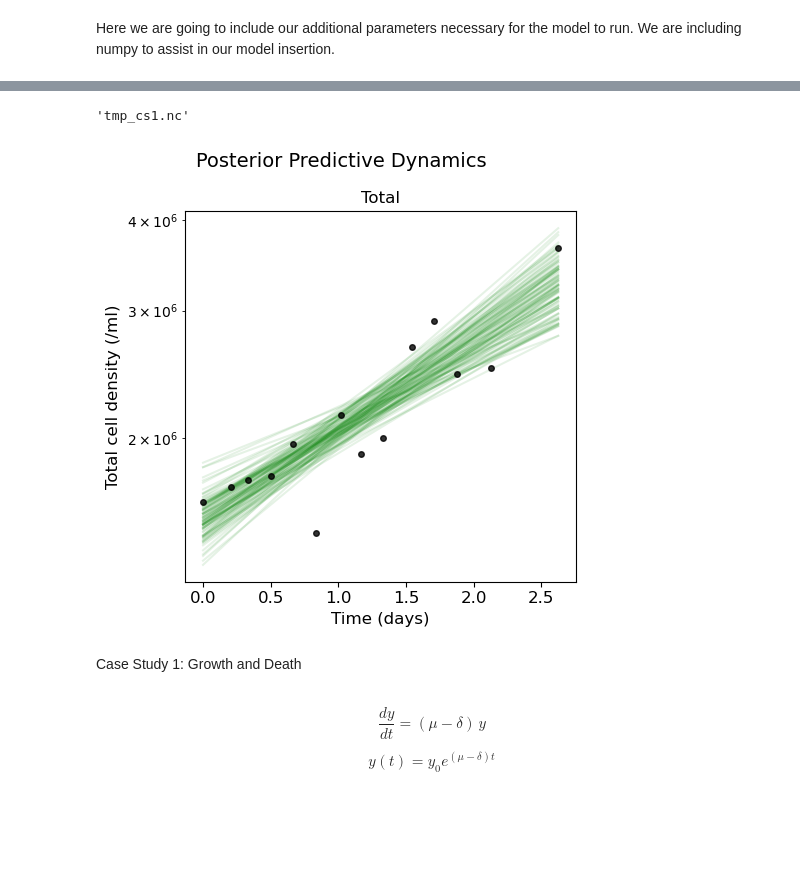
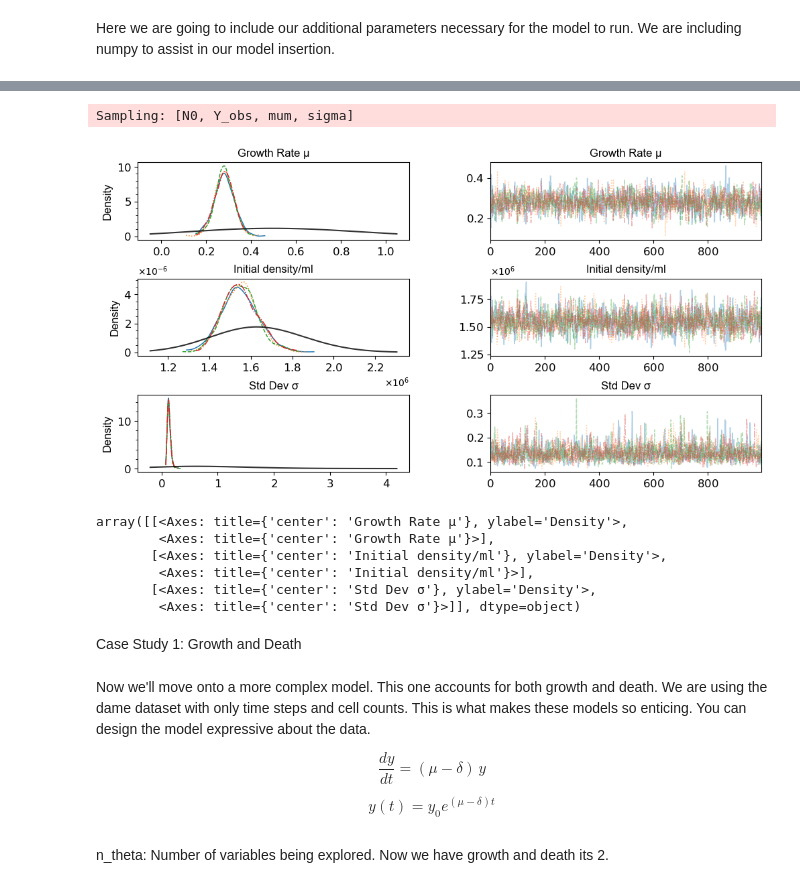
Before and after one commit to B2-Bayesian-for-Biology/MCMCwithODEs_primer, a Jupyter notebook: education/python/case_study_1.ipynb, the cells around one changed output, grey strips where cells are left out. Cells and saved outputs as stored; diff of their text form; code cells hidden in the pictures; blank space fills up the shorter version.

```diff
--- a/education/python/case_study_1.ipynb
+++ b/education/python/case_study_1.ipynb
@@ -7,7 +7,7 @@ First you need to read in the data. Pandas is the defacto package for this task
 # %%
 # Step 1: Load and view data
 import pandas as pd
-data = pd.read_csv("case_study_1/python/data/phaeocystis_control.csv")
+data = pd.read_csv("../../case_study_1/python/data/phaeocystis_control.csv")
 time = data['times'].values
 obs = data['cells'].values
 #plt.scatter(time, obs)
@@ -60,3 +72,7 @@ with pm.Model() as model:
 # %%
+'''
 with model:
     trace = pm.sample(draws=1000, tune=1000, chains=4, return_inferencedata=True)
+'''
+import arviz as az
+trace = az.from_netcdf("case_study_1_p1_trace.nc")
@@ -80,63 +79,36 @@ plt.show()
-# %%
-az.to_netcdf(trace, "tmp_cs1.nc")
-# %% [output]
-'tmp_cs1.nc'
 # %%
-from utils import plot_trace, plot_convergence, plot_posterior_pairs, posterior_dynamics  # because __init__.py already re-exports it
-if False:
-    plot_trace(
+import sys
+from pathlib import Path
+
+# get project root by walking up 2 levels from this notebook's directory
+project_root = Path.cwd().parents[1]
+sys.path.insert(0, str(project_root))
+
+from utils.plot_utils_v2 import plot_trace
+plot_trace(
     trace=trace,
     model=model,
     var_names_map={'N0':'Initial density/ml','mum': 'Growth Rate μ', 'sigma': 'Std Dev σ'},
     var_order=['mum','N0','sigma'],
     fontname='Arial',
     fontsize=12,
     num_prior_samples=2000,
-    save_path='case_study_1/python/figures/normal_growth_chains.png'
-    )
-dataset_postprocessing = {
-"Cells": [
-        {"time": time, "values": obs},  # replicate 1
-    ]
-}
-def ode_solution2data(solution):
-    """
-    User-defined function to extract and compute useful outputs from the ODE solution.
-
-    Args:
-        solution (np.ndarray): shape (time_points, num_variables)
-
-    Returns:
-        dict: keys are output variable names, values are 1D arrays over time
-    """
-
-    total = solution[:, 0]  # Assuming the first column is the total cell count
-    return {
-        "total": total
-    }
-if False:
-    posterior_dynamics(
-    dataset=dataset_postprocessing,
-    trace=trace,
-    model=model,
-    n_plots=100,
-    burn_in=50,
-    num_variables=1,
-    ode_fn=ode,
-    ode2data_fn=ode_solution2data,
-    save_path="case_study_1/python/figures/vardi_logistic_growth_dynamics.png",
-    # the key of this dict is the variable name in the dataset_postprocessing
-    var_properties={
-        "Cells": {"label": "Total", "color": "black", "ylabel": "Total cell density (/ml)", "xlabel":"Time (days)","sol_key": "total","log": True}
-    },
-    suptitle="Posterior Predictive Dynamics",
-    color_lines='green'
-    )
+    save_path='../../case_study_1/python/figures/normal_growth_chains.png'
+)
 # %% [output]
+Sampling: [N0, Y_obs, mum, sigma]
-[figure, old version]
+[figure, new version]
+array([[<Axes: title={'center': 'Growth Rate μ'}, ylabel='Density'>,
+        <Axes: title={'center': 'Growth Rate μ'}>],
+       [<Axes: title={'center': 'Initial density/ml'}, ylabel='Density'>,
+        <Axes: title={'center': 'Initial density/ml'}>],
+       [<Axes: title={'center': 'Std Dev σ'}, ylabel='Density'>,
+        <Axes: title={'center': 'Std Dev σ'}>]], dtype=object)
 # %% [markdown]
 Case Study 1: Growth and Death
 # %% [markdown]
+Now we'll move onto a more complex model. This one accounts for both growth and death. We are using the dame dataset with only time steps and cell counts. This is what makes these models so enticing. You can design the model expressive about the data.
+
 $$
 \frac{dy}{dt} = (\mu - \delta)\, y
 $$
@@ -148,6 +120,8 @@ $$
 def ode(y, t, params):
     mum,delta = params[0],params[1]
     return [(mum-delta) * y[0]]
+# %% [markdown]
+n_theta: Number of variables being explored. Now we have growth and death its 2.
 # %%
 import pymc as pm
 cell_model = pm.ode.DifferentialEquation(
```
Also changed, not shown: parts of 6 cells of this notebook, 9 other files.
